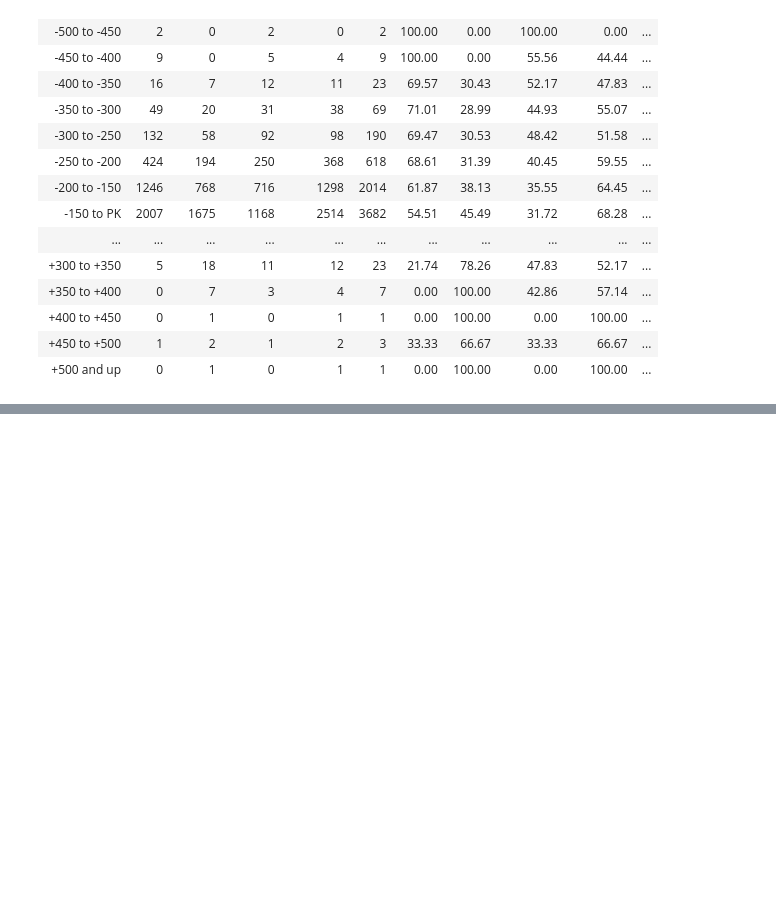
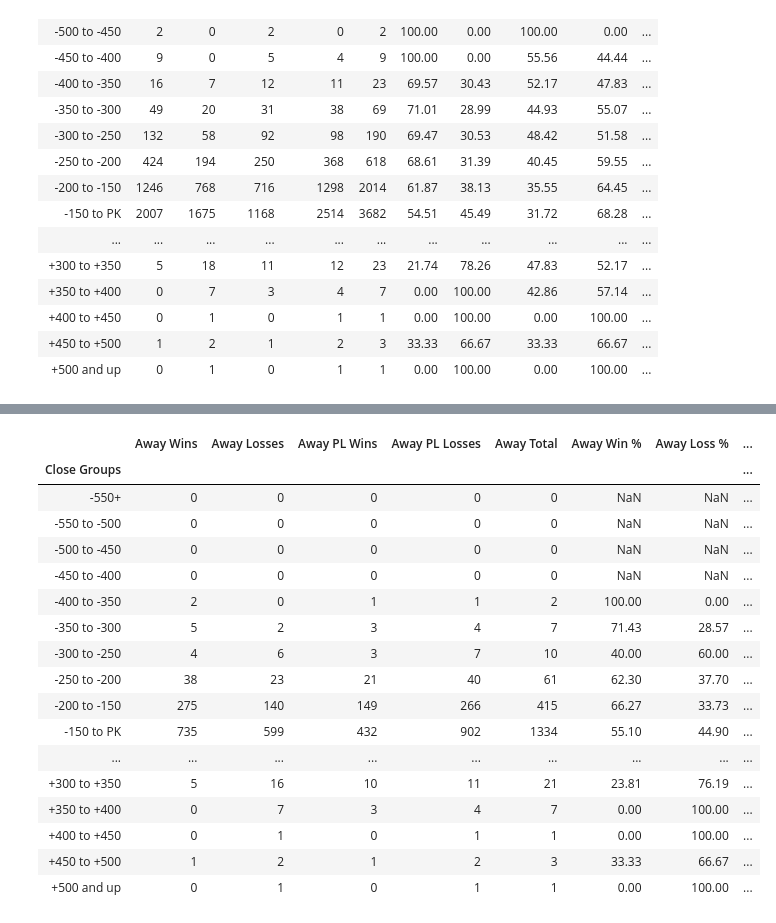
Before and after one commit to MGao535/Betting-on-NHL, a Jupyter notebook: dev/Dylan/Project1_InitialNotebook_Dylan.ipynb, the cells around one changed output, grey strips where cells are left out. Drawn from its saved outputs; the diff is of its cells as text; code cells hidden in the pictures; blank space fills up the shorter version.

```diff
--- a/dev/Dylan/Project1_InitialNotebook_Dylan.ipynb
+++ b/dev/Dylan/Project1_InitialNotebook_Dylan.ipynb
@@ -776,0 +842,65 @@ df_metrics
+# %%
+output_data_file3 = "away_odds_bin.csv"
+
+ml_won = (df['ML_Result'] == 'Won')
+ml_loss = (df['ML_Result'] == 'Loss')
+
+pl_won = (df['PL_Result'] == 'Won')
+pl_loss = (df['PL_Result'] == 'Loss')
+
+home = (df['VH'] == 'H')
+away = (df['VH'] == 'V')
+
+df_away_metrics = pd.DataFrame()
+
+df_away_metrics['Away Wins'] = df[ml_won & away].groupby('Close Groups')['Team'].count()
+df_away_metrics['Away Losses'] = df[ml_loss & away].groupby('Close Groups')['Team'].count()
+df_away_metrics['Away PL Wins'] = df[pl_won & away].groupby('Close Groups')['Team'].count()
+df_away_metrics['Away PL Losses'] = df[pl_loss & away].groupby('Close Groups')['Team'].count()
+df_away_metrics['Away Total'] = df[away].groupby('Close Groups')['Team'].count()
+
+df_away_metrics['Away Win %'] = 100 * df_away_metrics['Away Wins'] / df_away_metrics['Away Total']
+df_away_metrics['Away Loss %'] = 100 * df_away_metrics['Away Losses'] / df_away_metrics['Away Total']
+df_away_metrics['Away PL Win %'] = 100 * df_away_metrics['Away PL Wins'] / df_away_metrics['Away Total']
+df_away_metrics['Away PL Loss %'] = 100 * df_away_metrics['Away PL Losses'] / df_away_metrics['Away Total']
+df_away_metrics['Away Mean ML Payout Odds'] = df[away].groupby('Close Groups')['ML_Pays'].mean()
+df_away_metrics['Away Mean PL Payout Odds'] = df[away].groupby('Close Groups')['PL_Pays'].mean()
+df_away_metrics['Away Expected ML Payouts'] = (df_away_metrics['Away Win %'] * df_away_metrics['Away Mean ML Payout Odds'])+(-1*df_away_metrics['Away Loss %'])
+df_away_metrics['Away Expected PL Payouts'] = (df_away_metrics['Away PL Win %'] * df_away_metrics['Away Mean PL Payout Odds'])+(-1*df_away_metrics['Away PL Loss %'])
+
+df_away_metrics['Away Wins'] = df_away_metrics['Away Wins'].astype(int)
+df_away_metrics['Away Losses'] = df_away_metrics['Away Losses'].astype(int)
+df_away_metrics['Away PL Wins'] = df_away_metrics['Away PL Wins'].astype(int)
+df_away_metrics['Away PL Losses'] = df_away_metrics['Away PL Losses'].astype(int)
+df_away_metrics['Away Total'] = df_away_metrics['Away Total'].astype(int)
+
+df_away_metrics['Away Win %'] = round(df_away_metrics['Away Win %'], 2)
+df_away_metrics['Away Loss %'] = round(df_away_metrics['Away Loss %'], 2)
+df_away_metrics['Away PL Win %'] = round(df_away_metrics['Away PL Win %'], 2)
+df_away_metrics['Away PL Loss %'] = round(df_away_metrics['Away PL Loss %'], 2)
+df_away_metrics['Away Mean ML Payout Odds'] = round(df_away_metrics['Away Mean ML Payout Odds'], 2)
+df_away_metrics['Away Mean PL Payout Odds'] = round(df_away_metrics['Away Mean PL Payout Odds'], 2)
+df_away_metrics['Away Expected ML Payouts'] = round(df_away_metrics['Away Expected ML Payouts'], 2)
+df_away_metrics['Away Expected PL Payouts'] = round(df_away_metrics['Away Expected PL Payouts'], 2)
+
+#df_away_metrics.to_csv(output_data_file3)
+df_away_metrics
+# %% [output]
+|  | Away Wins | Away Losses | Away PL Wins | Away PL Losses | Away Total | Away Win % | Away Loss % | ... |
+| Close Groups |  |  |  |  |  |  |  | ... |
+| -550+ | 0 | 0 | 0 | 0 | 0 | NaN | NaN | ... |
+| -550 to -500 | 0 | 0 | 0 | 0 | 0 | NaN | NaN | ... |
+| -500 to -450 | 0 | 0 | 0 | 0 | 0 | NaN | NaN | ... |
+| -450 to -400 | 0 | 0 | 0 | 0 | 0 | NaN | NaN | ... |
+| -400 to -350 | 2 | 0 | 1 | 1 | 2 | 100.00 | 0.00 | ... |
+| -350 to -300 | 5 | 2 | 3 | 4 | 7 | 71.43 | 28.57 | ... |
+| -300 to -250 | 4 | 6 | 3 | 7 | 10 | 40.00 | 60.00 | ... |
+| -250 to -200 | 38 | 23 | 21 | 40 | 61 | 62.30 | 37.70 | ... |
+| -200 to -150 | 275 | 140 | 149 | 266 | 415 | 66.27 | 33.73 | ... |
+| -150 to PK | 735 | 599 | 432 | 902 | 1334 | 55.10 | 44.90 | ... |
+| ... | ... | ... | ... | ... | ... | ... | ... | ... |
+| +300 to +350 | 5 | 16 | 10 | 11 | 21 | 23.81 | 76.19 | ... |
+| +350 to +400 | 0 | 7 | 3 | 4 | 7 | 0.00 | 100.00 | ... |
+| +400 to +450 | 0 | 1 | 0 | 1 | 1 | 0.00 | 100.00 | ... |
+| +450 to +500 | 1 | 2 | 1 | 2 | 3 | 33.33 | 66.67 | ... |
+| +500 and up | 0 | 1 | 0 | 1 | 1 | 0.00 | 100.00 | ... |
```
Also changed, not shown: parts of 1 cell of this notebook.
